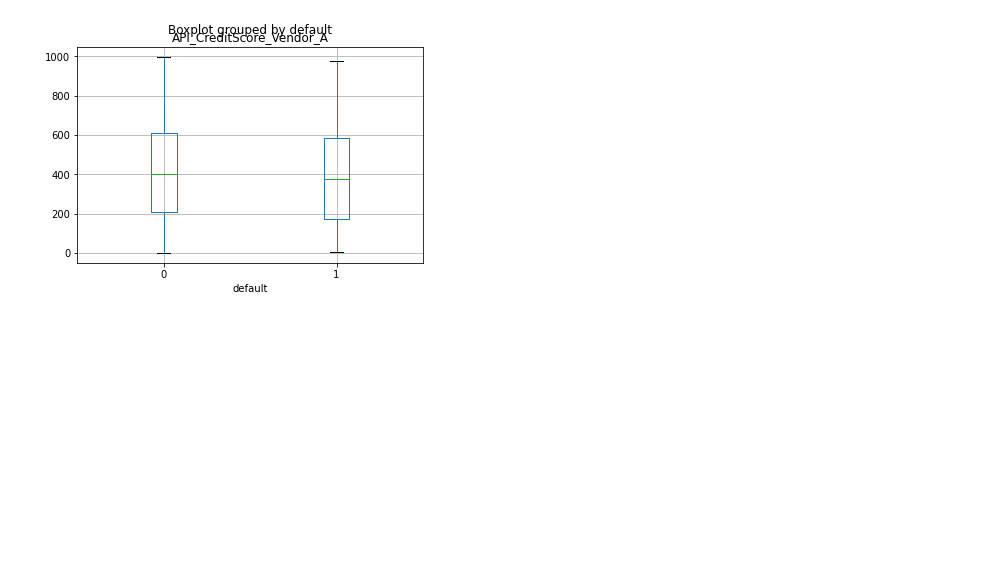
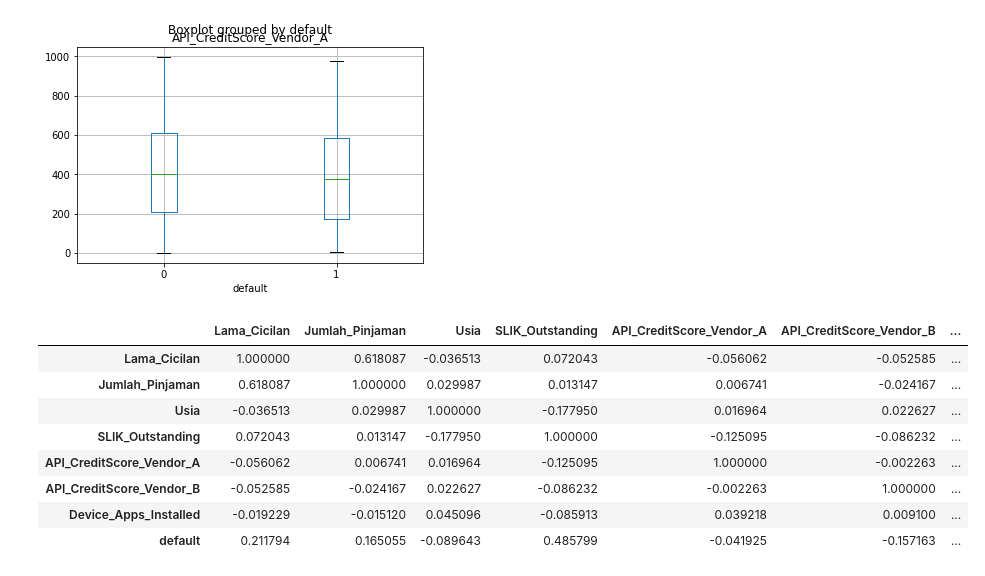
Before and after one commit to IndraLukasTjahaja/Digital_Credit_Risk, a Jupyter notebook: Bab_2_3_2_Data_Understanding.ipynb, the cells around one changed output. Saved outputs shown, nothing was run; the diff lists cells and outputs as text; code cells hidden in the pictures; blank space fills up the shorter version.

```diff
--- a/Bab_2_3_2_Data_Understanding.ipynb
+++ b/Bab_2_3_2_Data_Understanding.ipynb
@@ -241,3 +243,18 @@ df.boxplot(by='default',column=['API_CreditScore_Vendor_A'])
 # %% [output]
 <matplotlib.axes._subplots.AxesSubplot at 0x...>
 [figure]
+# %%
+# Korelasi Antar semua Variabel numerik
+import seaborn as sns
+corr = df.corr()
+corr
+# %% [output]
+|  | Lama_Cicilan | Jumlah_Pinjaman | Usia | SLIK_Outstanding | API_CreditScore_Vendor_A | API_CreditScore_Vendor_B | ... |
+| Lama_Cicilan | 1.000000 | 0.618087 | -0.036513 | 0.072043 | -0.056062 | -0.052585 | ... |
+| Jumlah_Pinjaman | 0.618087 | 1.000000 | 0.029987 | 0.013147 | 0.006741 | -0.024167 | ... |
+| Usia | -0.036513 | 0.029987 | 1.000000 | -0.177950 | 0.016964 | 0.022627 | ... |
+| SLIK_Outstanding | 0.072043 | 0.013147 | -0.177950 | 1.000000 | -0.125095 | -0.086232 | ... |
+| API_CreditScore_Vendor_A | -0.056062 | 0.006741 | 0.016964 | -0.125095 | 1.000000 | -0.002263 | ... |
+| API_CreditScore_Vendor_B | -0.052585 | -0.024167 | 0.022627 | -0.086232 | -0.002263 | 1.000000 | ... |
+| Device_Apps_Installed | -0.019229 | -0.015120 | 0.045096 | -0.085913 | 0.039218 | 0.009100 | ... |
+| default | 0.211794 | 0.165055 | -0.089643 | 0.485799 | -0.041925 | -0.157163 | ... |
```
Also changed, not shown: parts of 3 cells of this notebook.
